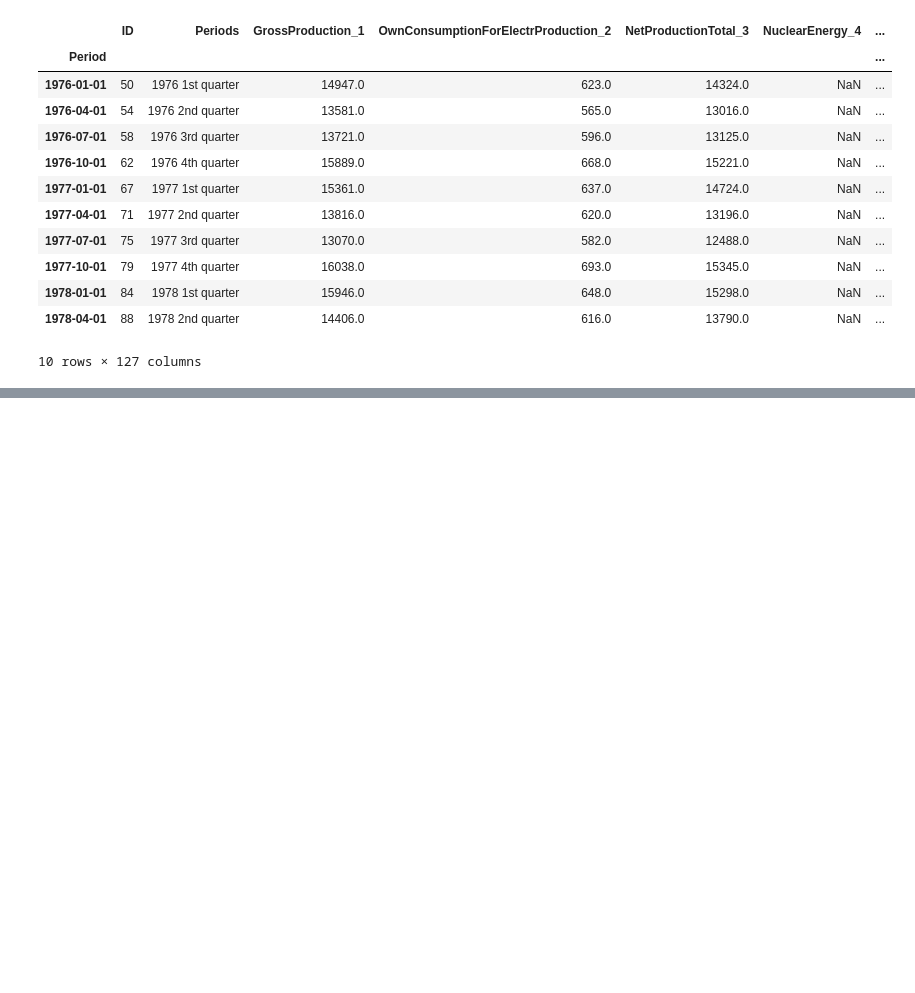
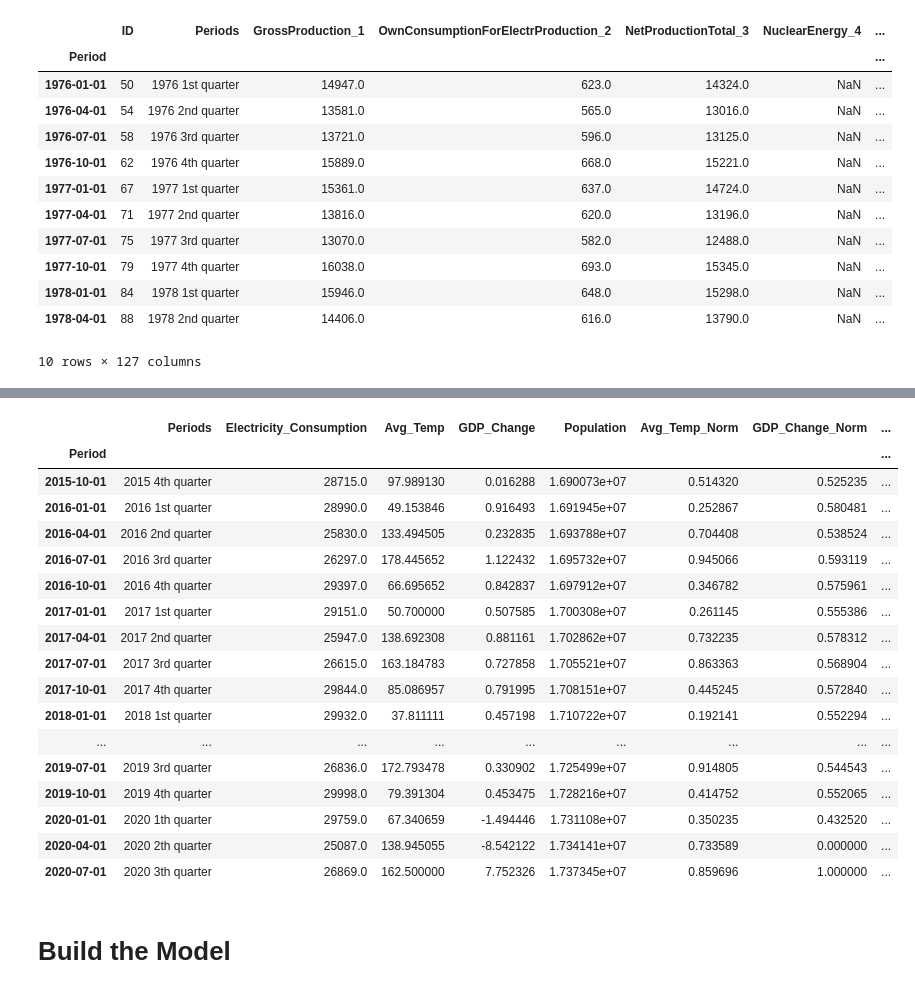
Before and after one commit to dsirtioglu/python, a Jupyter notebook: RR_NL_Energy_Prediction.ipynb, the cells around one changed output, grey strips where cells are left out. Saved outputs shown, nothing was run; the diff lists cells and outputs as text; code cells hidden in the pictures; blank space fills up the shorter version.

```diff
--- a/RR_NL_Energy_Prediction.ipynb
+++ b/RR_NL_Energy_Prediction.ipynb
@@ -457,0 +455,7 @@ modeling_dateset.head(20)
+# %%
+# Rename columns
+
+modeling_dataset.rename(columns = {'NetConsumptionCalculated_30':'Electricity_Consumption', 'TG':'Avg_Temp',
+                              'Value':'GDP_Change'}, inplace = True)
+
+modeling_dataset.head(20)
@@ -457,0 +485,21 @@ modeling_dateset.head(20)
+# %%
+#Normalize values
+
+def minmax_norm(df_input):
+    return (modeling_dataset['Avg_Temp'] - modeling_dataset['Avg_Temp'].min()) / (modeling_dataset['Avg_Temp'].max() - modeling_dataset['Avg_Temp'].min())
+
+modeling_dataset['Avg_Temp_Norm'] = minmax_norm(modeling_dataset['Avg_Temp'])
+
+def minmax_norm(df_input):
+    return (modeling_dataset['GDP_Change'] - modeling_dataset['GDP_Change'].min()) / (modeling_dataset['GDP_Change'].max() - modeling_dataset['GDP_Change'].min())
+
+modeling_dataset['GDP_Change_Norm'] = minmax_norm(modeling_dataset['GDP_Change'])
+
+from sklearn.preprocessing import MinMaxScaler
+
+scaler = MinMaxScaler(feature_range=(0,1))
+modeling_dataset['Population_Norm'] = scaler.fit_transform(modeling_dataset['Population'].values.reshape(-1,1))
+
+modeling_dataset['Consumption_Increase'] = np.where(modeling_dataset['Electricity_Consumption'].diff(periods = 1) > 0, 1, 0)
+
+modeling_dataset = modeling_dataset.dropna()
@@ -457,0 +526,23 @@ modeling_dateset.head(20)
+# %%
+modeling_dataset.tail(20)
+# %% [output]
+|  | Periods | Electricity_Consumption | Avg_Temp | GDP_Change | Population | Avg_Temp_Norm | GDP_Change_Norm | ... |
+| Period |  |  |  |  |  |  |  | ... |
+| 2015-10-01 | 2015 4th quarter | 28715.0 | 97.989130 | 0.016288 | 1.690073e+07 | 0.514320 | 0.525235 | ... |
+| 2016-01-01 | 2016 1st quarter | 28990.0 | 49.153846 | 0.916493 | 1.691945e+07 | 0.252867 | 0.580481 | ... |
+| 2016-04-01 | 2016 2nd quarter | 25830.0 | 133.494505 | 0.232835 | 1.693788e+07 | 0.704408 | 0.538524 | ... |
+| 2016-07-01 | 2016 3rd quarter | 26297.0 | 178.445652 | 1.122432 | 1.695732e+07 | 0.945066 | 0.593119 | ... |
+| 2016-10-01 | 2016 4th quarter | 29397.0 | 66.695652 | 0.842837 | 1.697912e+07 | 0.346782 | 0.575961 | ... |
+| 2017-01-01 | 2017 1st quarter | 29151.0 | 50.700000 | 0.507585 | 1.700308e+07 | 0.261145 | 0.555386 | ... |
+| 2017-04-01 | 2017 2nd quarter | 25947.0 | 138.692308 | 0.881161 | 1.702862e+07 | 0.732235 | 0.578312 | ... |
+| 2017-07-01 | 2017 3rd quarter | 26615.0 | 163.184783 | 0.727858 | 1.705521e+07 | 0.863363 | 0.568904 | ... |
+| 2017-10-01 | 2017 4th quarter | 29844.0 | 85.086957 | 0.791995 | 1.708151e+07 | 0.445245 | 0.572840 | ... |
+| 2018-01-01 | 2018 1st quarter | 29932.0 | 37.811111 | 0.457198 | 1.710722e+07 | 0.192141 | 0.552294 | ... |
+| ... | ... | ... | ... | ... | ... | ... | ... | ... |
+| 2019-07-01 | 2019 3rd quarter | 26836.0 | 172.793478 | 0.330902 | 1.725499e+07 | 0.914805 | 0.544543 | ... |
+| 2019-10-01 | 2019 4th quarter | 29998.0 | 79.391304 | 0.453475 | 1.728216e+07 | 0.414752 | 0.552065 | ... |
+| 2020-01-01 | 2020 1th quarter | 29759.0 | 67.340659 | -1.494446 | 1.731108e+07 | 0.350235 | 0.432520 | ... |
+| 2020-04-01 | 2020 2th quarter | 25087.0 | 138.945055 | -8.542122 | 1.734141e+07 | 0.733589 | 0.000000 | ... |
+| 2020-07-01 | 2020 3th quarter | 26869.0 | 162.500000 | 7.752326 | 1.737345e+07 | 0.859696 | 1.000000 | ... |
+# %% [markdown]
+# Build the Model
```
Also changed, not shown: parts of 16 cells of this notebook.
